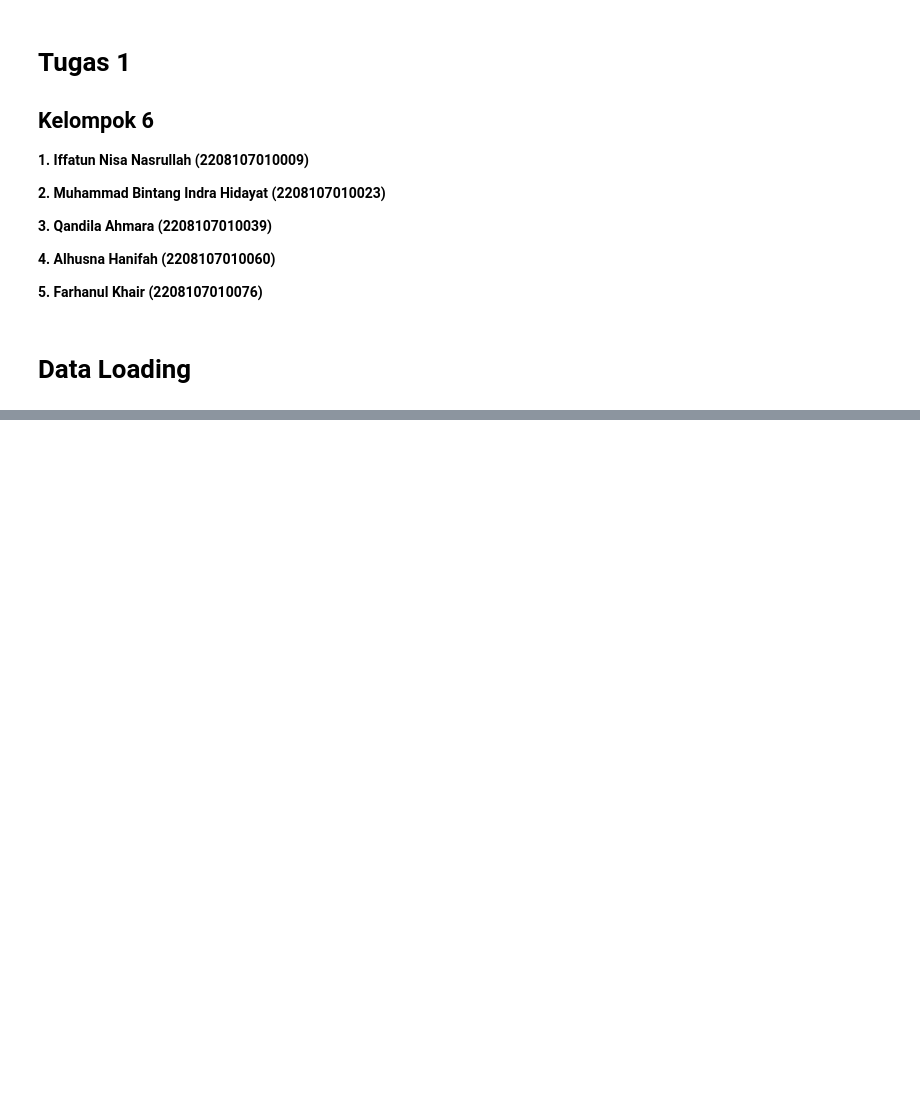
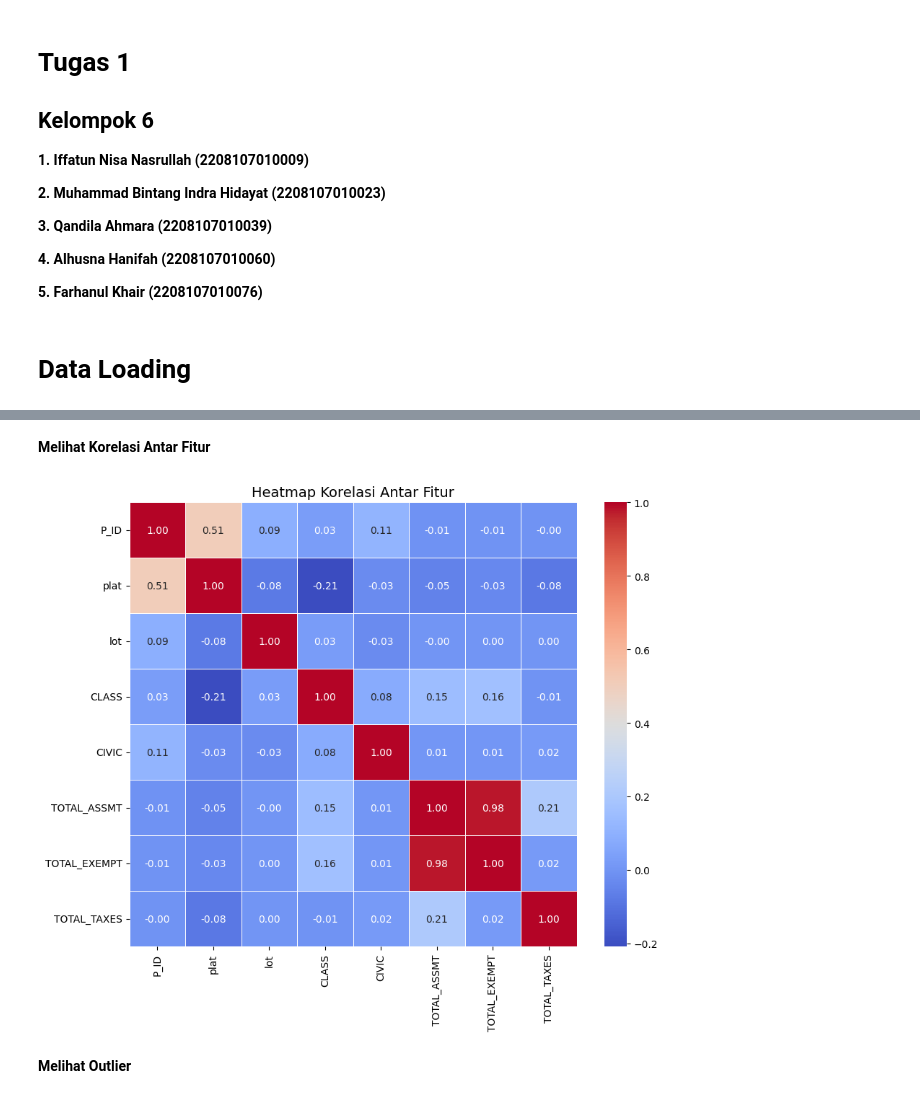
Before and after one commit to MuhammadBintang27/Kelompok_6_Tugas01_Data_Preparation, a Jupyter notebook: Kelompok6.ipynb, the cells around one changed output, grey strips where cells are left out. Cells and saved outputs as stored; diff of their text form; code cells hidden in the pictures; blank space fills up the shorter version.

Commit message:
EDA: distribution, outliers, correlation

```diff
--- a/Kelompok6.ipynb
+++ b/Kelompok6.ipynb
@@ -51,0 +137,22 @@ df.duplicated().sum()
+# %% [markdown]
+**Melihat Korelasi Antar Fitur**
+# %%
+# Memilih hanya kolom numerik untuk analisis korelasi
+numerical_cols = df.select_dtypes(include=['number'])
+
+# Menghitung matriks korelasi
+correlation_matrix = numerical_cols.corr()
+
+# Membuat heatmap
+plt.figure(figsize=(10, 8))
+sns.heatmap(correlation_matrix, annot=True, fmt=".2f", cmap="coolwarm", linewidths=0.5)
+
+# Menambahkan judul
+plt.title("Heatmap Korelasi Antar Fitur", fontsize=14)
+
+# Menampilkan plot
+plt.show()
+# %% [output]
+[figure, added]
+# %% [markdown]
+**Melihat Outlier**
```
Also changed, not shown: parts of 12 cells of this notebook.
